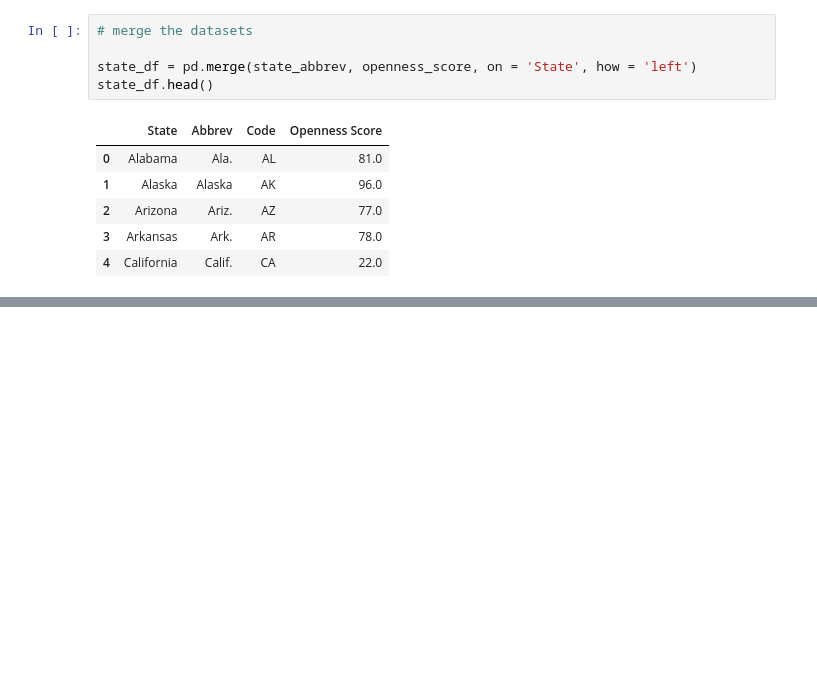
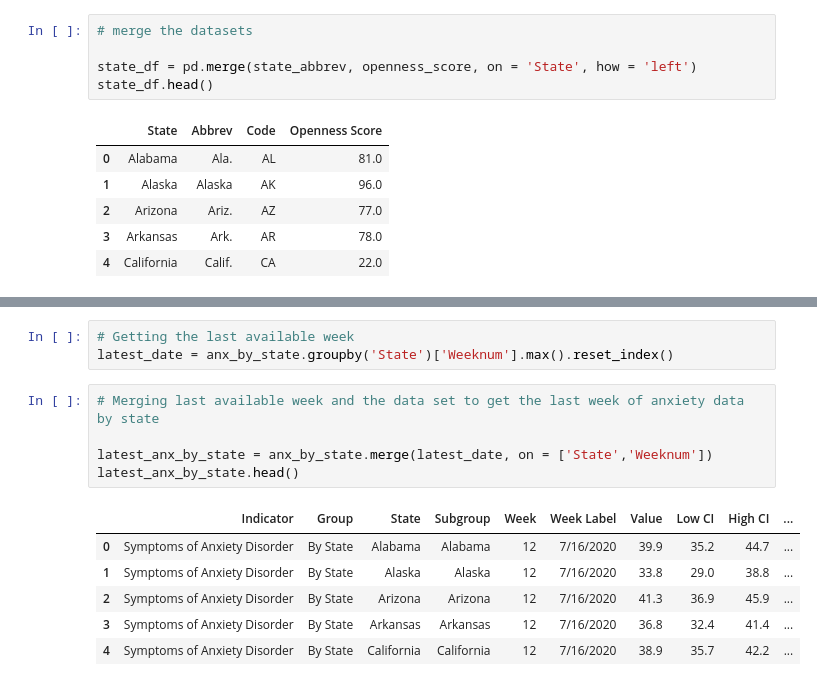
Before and after one commit to GPSHUB/COVID_HEALTH_PROJECT, a Jupyter notebook: kristina.ipynb, the cells around one changed output, grey strips where cells are left out. Cells and saved outputs as stored; diff of their text form; blank space fills up the shorter version.

```diff
--- a/kristina.ipynb
+++ b/kristina.ipynb
@@ -66,0 +112,15 @@ fig.show()
+# %%
+# Getting the last available week
+latest_date = anx_by_state.groupby('State')['Weeknum'].max().reset_index()
+# %%
+# Merging last available week and the data set to get the last week of anxiety data by state
+
+latest_anx_by_state = anx_by_state.merge(latest_date, on = ['State','Weeknum'])
+latest_anx_by_state.head()
+# %% [output]
+|  | Indicator | Group | State | Subgroup | Week | Week Label | Value | Low CI | High CI | ... |
+| 0 | Symptoms of Anxiety Disorder | By State | Alabama | Alabama | 12 | 7/16/2020 | 39.9 | 35.2 | 44.7 | ... |
+| 1 | Symptoms of Anxiety Disorder | By State | Alaska | Alaska | 12 | 7/16/2020 | 33.8 | 29.0 | 38.8 | ... |
+| 2 | Symptoms of Anxiety Disorder | By State | Arizona | Arizona | 12 | 7/16/2020 | 41.3 | 36.9 | 45.9 | ... |
+| 3 | Symptoms of Anxiety Disorder | By State | Arkansas | Arkansas | 12 | 7/16/2020 | 36.8 | 32.4 | 41.4 | ... |
+| 4 | Symptoms of Anxiety Disorder | By State | California | California | 12 | 7/16/2020 | 38.9 | 35.7 | 42.2 | ... |
```
Also changed, not shown: parts of 7 cells of this notebook, 1 other file.
